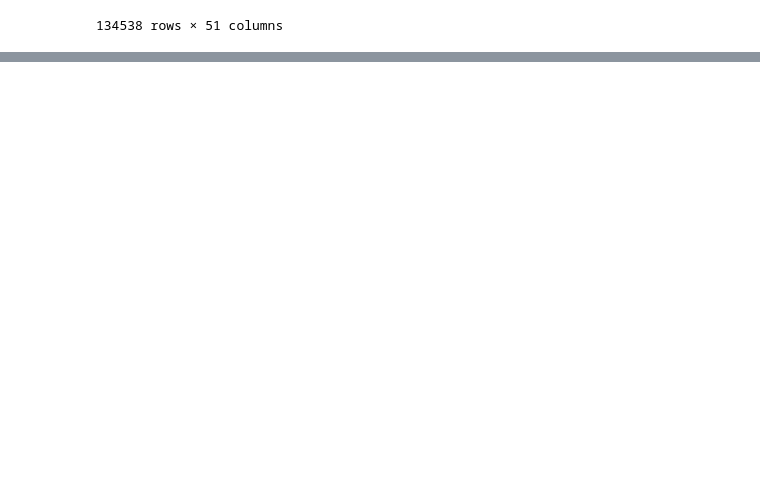
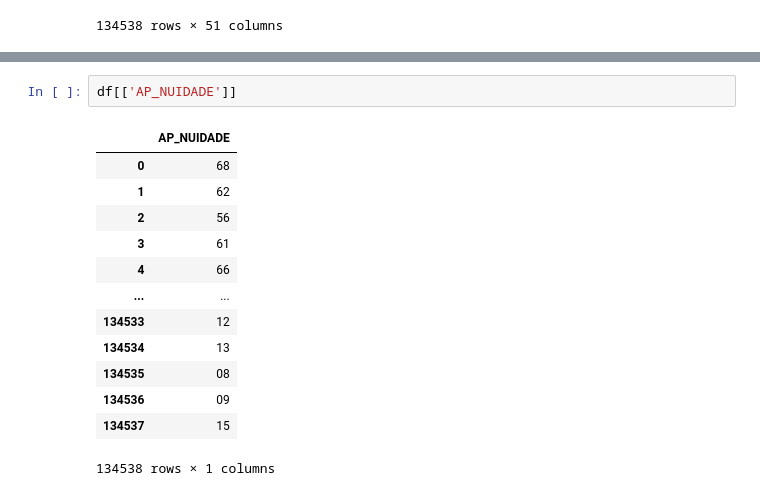
Before and after one commit to RaianaSeixas/Machine_Learning_Datasets, a Jupyter notebook: datasus_file.ipynb, the cells around one changed output, grey strips where cells are left out. Drawn from its saved outputs; the diff is of its cells as text; blank space fills up the shorter version.

```diff
--- a/datasus_file.ipynb
+++ b/datasus_file.ipynb
@@ -77,0 +99,16 @@ df
+# %%
+df[['AP_NUIDADE']]
+# %% [output]
+|  | AP_NUIDADE |
+| 0 | 68 |
+| 1 | 62 |
+| 2 | 56 |
+| 3 | 61 |
+| 4 | 66 |
+| ... | ... |
+| 134533 | 12 |
+| 134534 | 13 |
+| 134535 | 08 |
+| 134536 | 09 |
+| 134537 | 15 |
+134538 rows × 1 columns
```
Also changed, not shown: parts of 7 cells of this notebook.
